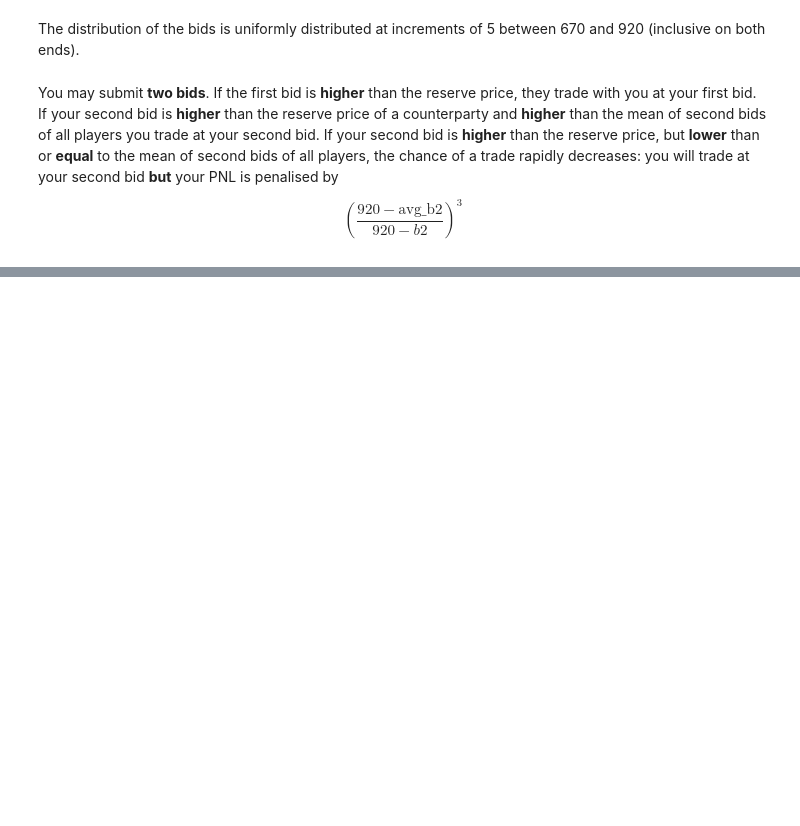
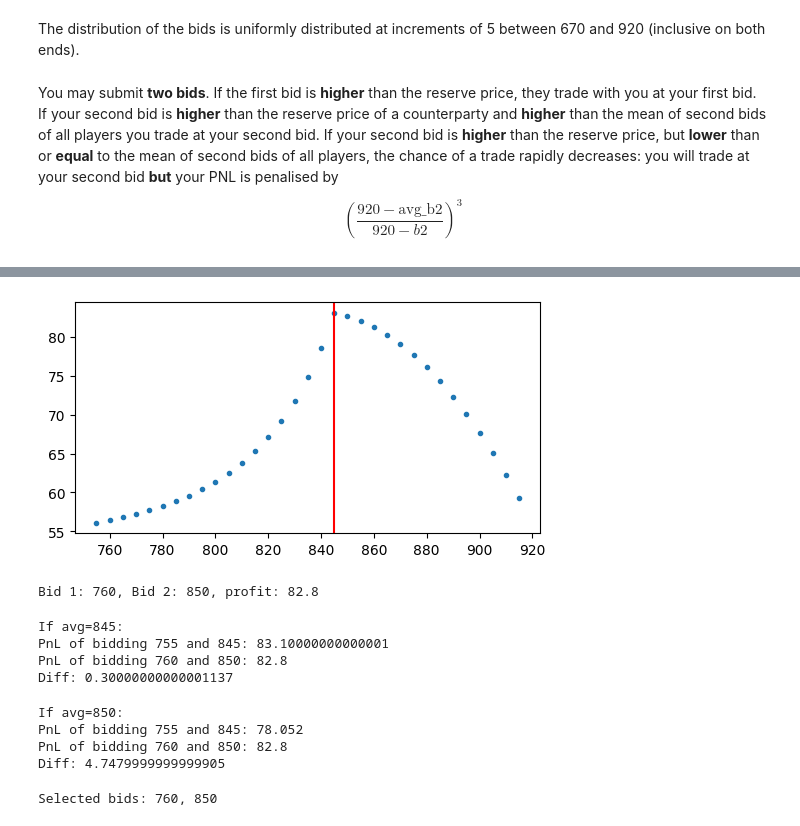
Before and after one commit to aemilani/imc-prosperity-4, a Jupyter notebook: notebooks/manual_3.ipynb, the cells around one changed output, grey strips where cells are left out. Saved outputs shown, nothing was run; the diff lists cells and outputs as text; code cells hidden in the pictures; blank space fills up the shorter version.

```diff
--- a/notebooks/manual_3.ipynb
+++ b/notebooks/manual_3.ipynb
@@ -15,0 +87,7 @@ $$
+# %%
+def calc_expected_profit_avg(bid1, bid2, avg):
+    if bid2 > avg:
+        return calc_expected_profit(bid1, bid2)
+    else:
+        avg_ratio = ((p_high - avg) / (p_high - bid2)) ** 3
+        return (p_high - bid1) * calc_cdf(bid1) + (p_high - bid2) * (calc_cdf(bid2) - calc_cdf(bid1)) * avg_ratio
@@ -15,0 +107,53 @@ $$
+# %%
+profits = {}
+bid1 = 755
+for bid2 in np.arange(bid1, p_high, d_price):
+    profit = calc_expected_profit_avg(bid1, bid2, avg=avg)
+    profits[bid2] = profit
+
+max_profit = max(profits.values())
+best_bid = [k for k, v in profits.items() if v == max_profit]
+
+plt.figure(figsize=(6, 3))
+plt.scatter(profits.keys(), profits.values(), marker='.')
+plt.axvline(avg, c='r')
+plt.show()
+# %% [output]
+[figure, added]
+# %%
+avg = 850
+profits_2 = {}
+for bid1 in np.arange(p_low, p_high, d_price):
+    for bid2 in np.arange(bid1, p_high, d_price):
+        profit = calc_expected_profit_avg(bid1, bid2, avg=avg)
+        profits_2[(bid1, bid2)] = profit
+
+max_profit = max(profits_2.values())
+best_bids = [k for k, v in profits_2.items() if v == max_profit]
+print(f'Bid 1: {best_bids[0][0]}, Bid 2: {best_bids[0][1]}, profit: {max_profit}')
+# %% [output]
+Bid 1: 760, Bid 2: 850, profit: 82.8
+# %%
+print("If avg=845:")
+print(f"PnL of bidding 755 and 845: {profits_1[(755, 845)]}")
+print(f"PnL of bidding 760 and 850: {profits_1[(760, 850)]}")
+print(f"Diff: {profits_1[(755, 845)] - profits_1[(760, 850)]}")
+# %% [output]
+If avg=845:
+PnL of bidding 755 and 845: 83.10000000000001
+PnL of bidding 760 and 850: 82.8
+Diff: 0.30000000000001137
+# %%
+print("If avg=850:")
+print(f"PnL of bidding 755 and 845: {profits_2[(755, 845)]}")
+print(f"PnL of bidding 760 and 850: {profits_2[(760, 850)]}")
+print(f"Diff: {profits_2[(760, 850)] - profits_2[(755, 845)]}")
+# %% [output]
+If avg=850:
+PnL of bidding 755 and 845: 78.052
+PnL of bidding 760 and 850: 82.8
+Diff: 4.7479999999999905
+# %%
+print(f"Selected bids: 760, 850")
+# %% [output]
+Selected bids: 760, 850
```
Also changed, not shown: parts of 8 cells of this notebook, 4 other files.
